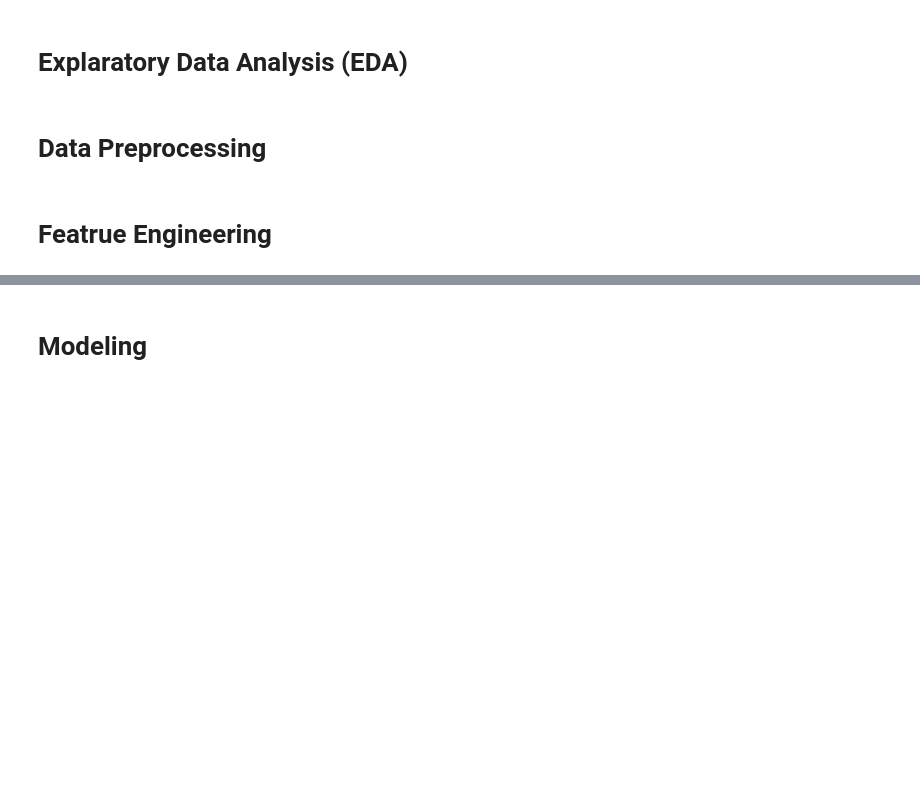
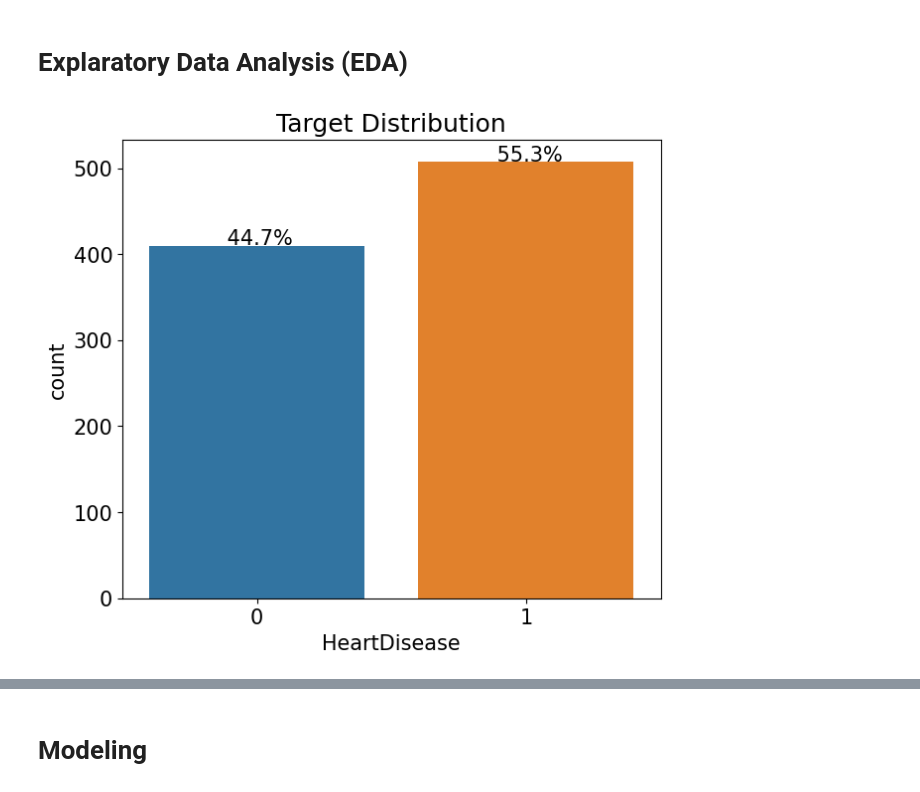
Before and after one commit to Bonniecoleman/Project_3, a Jupyter notebook: Heart Failure Prediction.ipynb, the cells around one changed output, grey strips where cells are left out. Cells and saved outputs as stored; diff of their text form; code cells hidden in the pictures; blank space fills up the shorter version.

```diff
--- a/Heart Failure Prediction.ipynb
+++ b/Heart Failure Prediction.ipynb
@@ -60,6 +99,27 @@ df_cat.head()
 # %% [markdown]
 # Explaratory Data Analysis (EDA)
-# %% [markdown]
-# Data Preprocessing
-# %% [markdown]
-# Featrue Engineering
+# %%
+def write_percent(ax, total_size):
+    """
+    Iterates over shape objects and
+    displays the target value ratio at the top of each bar
+    """
+    for patch in ax.patches:
+        height = patch.get_height()
+        width = patch.get_width()
+        left_coord = patch.get_x()
+        percent = height/total_size * 100
+
+        ax.text(x = left_coord + width/2.0,
+                y = height + total_size * 0.001,
+                s = f"{percent: 1.1f}%",
+                ha = "center")
+# %%
+mpl.rc("font", size = 15)
+plt.figure(figsize = (7, 6))
+
+ax = sns.countplot(x = "HeartDisease", data = df)
+write_percent(ax, len(df))
+ax.set_title("Target Distribution");
+# %% [output]
+[figure, added]
```
Also changed, not shown: parts of 48 cells of this notebook.
